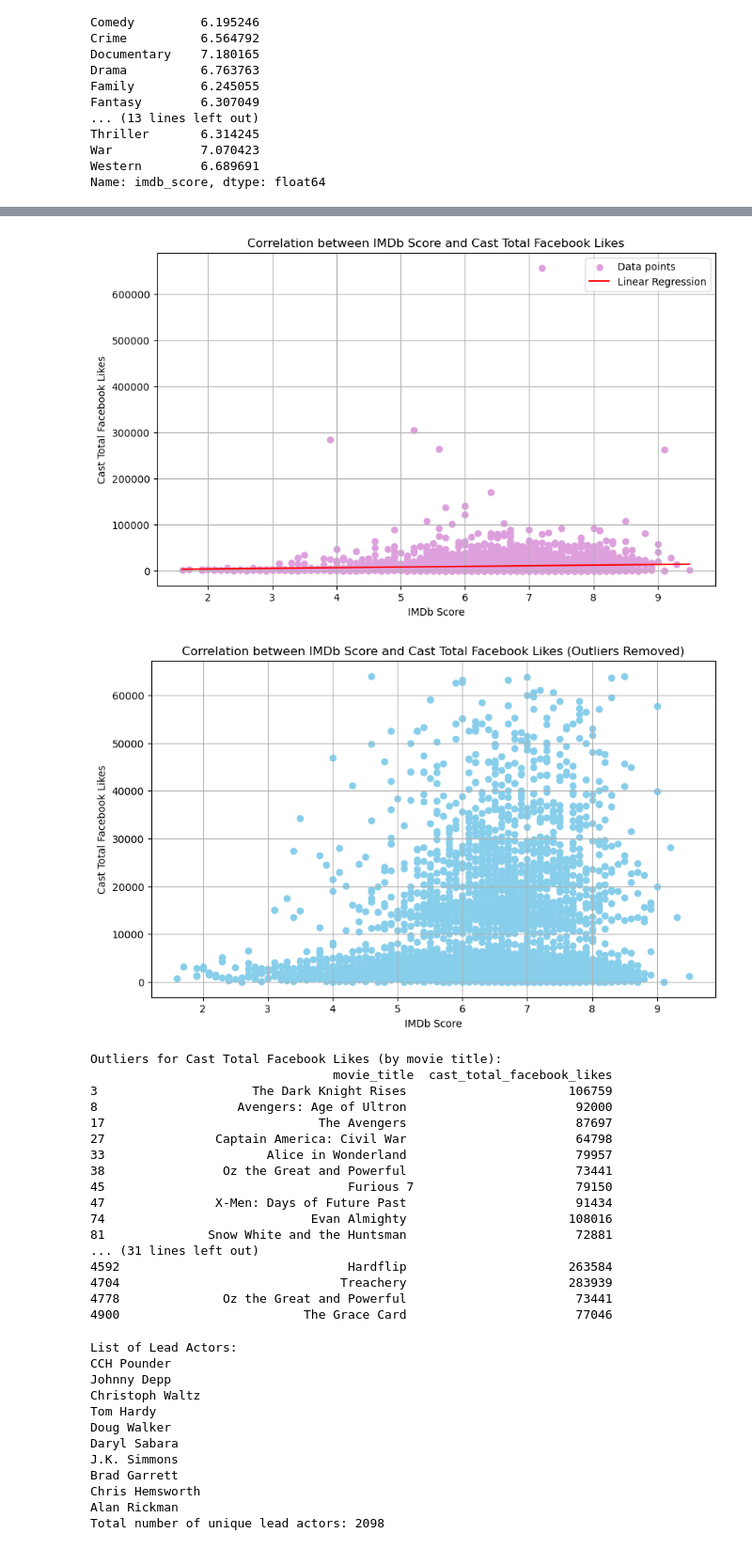
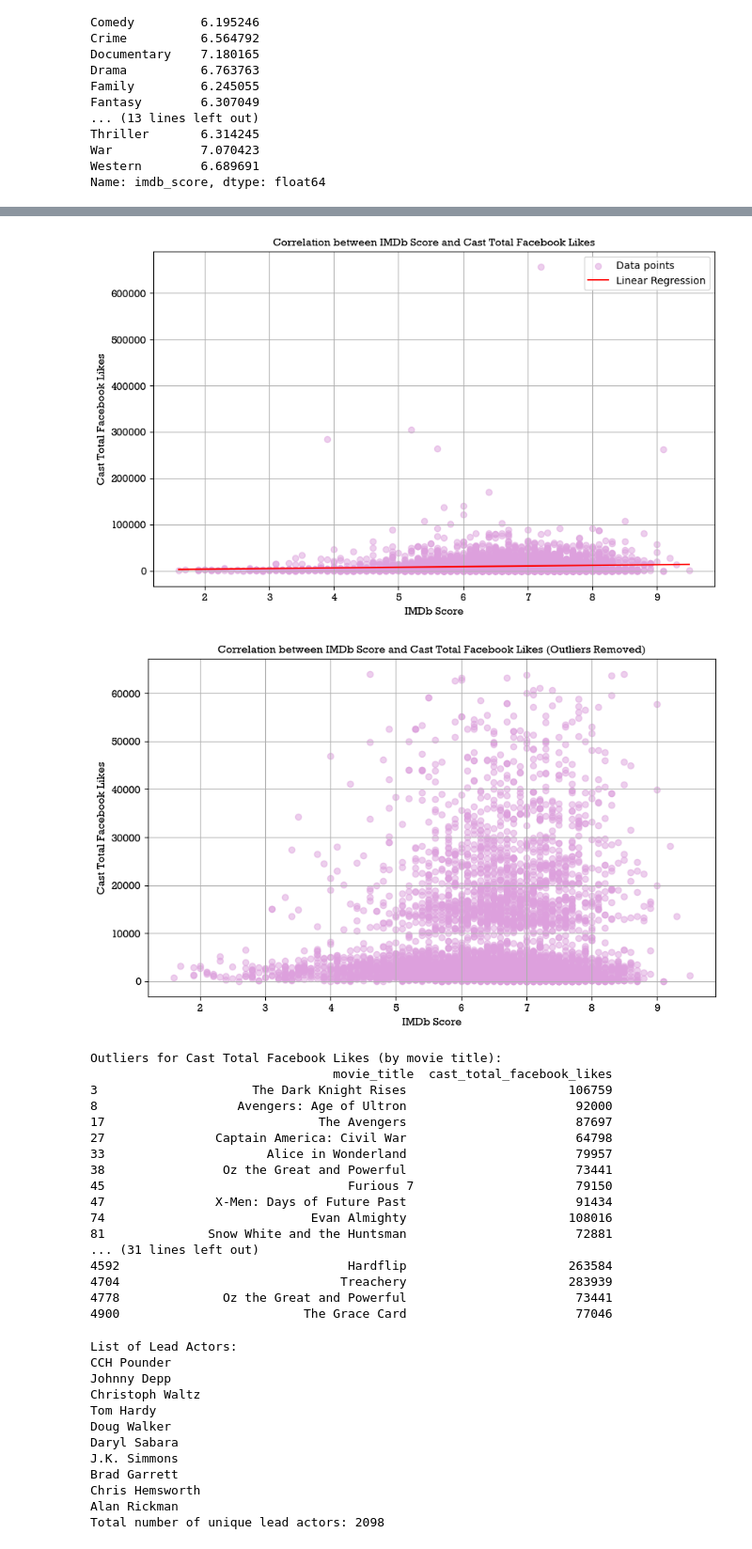
Before and after one commit to XueYiLu/Project-4, a Jupyter notebook: Cleaned_data/IrisVisualizations.ipynb, the cells around one changed output, grey strips where cells are left out. Shown: that part at 94% size. Drawn from its saved outputs; the diff is of its cells as text; code cells hidden in the pictures.

```diff
--- a/Cleaned_data/IrisVisualizations.ipynb
+++ b/Cleaned_data/IrisVisualizations.ipynb
@@ -173,53 +174,57 @@ y_values = slope * x_values + intercept
 
 # Create scatter plot
 plt.figure(figsize=(10, 6))
-plt.scatter(imdb_scores, cast_fb_likes, label='Data points', color='plum')
+plt.scatter(imdb_scores, cast_fb_likes, label='Data points', alpha=0.5, color='plum')
 
 # Plot the linear regression line
 plt.plot(x_values, y_values, label='Linear Regression', color='red')
 
 # Add labels and title
-plt.title('Correlation between IMDb Score and Cast Total Facebook Likes')
-plt.xlabel('IMDb Score')
-plt.ylabel('Cast Total Facebook Likes')
+plt.title('Correlation between IMDb Score and Cast Total Facebook Likes', font = 'RockWell')
+plt.xlabel('IMDb Score', font = 'RockWell')
+plt.ylabel('Cast Total Facebook Likes', font = 'RockWell')
+plt.xticks(font = 'RockWell')
+plt.yticks(font = 'RockWell')
 plt.legend()
 plt.grid(True)
 
 # Show plot
 plt.show()
 # %% [output]
-[figure, old version]
+[figure, new version]
 # %%
 # Calculate z-scores for cast total Facebook likes
 cast_fb_z_scores = np.abs((df['cast_total_facebook_likes'] - df['cast_total_facebook_likes'].mean()) / df['cast_total_facebook_likes'].std())
 
 # Define threshold (e.g., z-score > 3 for outliers)
 threshold = 3
 
 # Find outliers for cast total Facebook likes
 cast_fb_outliers = df[cast_fb_z_scores > threshold]
 
 # Remove outliers from the DataFrame
 df_filtered = df.drop(cast_fb_outliers.index)
 
 # Create scatter plot with filtered data
 plt.figure(figsize=(10, 6))
-plt.scatter(df_filtered['imdb_score'], df_filtered['cast_total_facebook_likes'], label='Data points', color='skyblue')
+plt.scatter(df_filtered['imdb_score'], df_filtered['cast_total_facebook_likes'], label='Data points', alpha=0.5, color='plum')
 
 # Add labels and title
-plt.title('Correlation between IMDb Score and Cast Total Facebook Likes (Outliers Removed)')
-plt.xlabel('IMDb Score')
-plt.ylabel('Cast Total Facebook Likes')
+plt.title('Correlation between IMDb Score and Cast Total Facebook Likes (Outliers Removed)', font = 'RockWell')
+plt.xlabel('IMDb Score', font = 'RockWell')
+plt.ylabel('Cast Total Facebook Likes', font = 'RockWell')
+plt.xticks(font = 'RockWell')
+plt.yticks(font = 'RockWell')
 plt.grid(True)
 
 # Show plot
 plt.show()
 
 # List outliers by movie title
 print("Outliers for Cast Total Facebook Likes (by movie title):")
 print(cast_fb_outliers[['movie_title', 'cast_total_facebook_likes']])
 # %% [output]
-[figure, old version]
+[figure, new version]
 Outliers for Cast Total Facebook Likes (by movie title):
                                  movie_title  cast_total_facebook_likes
 3                     The Dark Knight Rises                      106759
```
Also changed, not shown: parts of 1 cell of this notebook.
